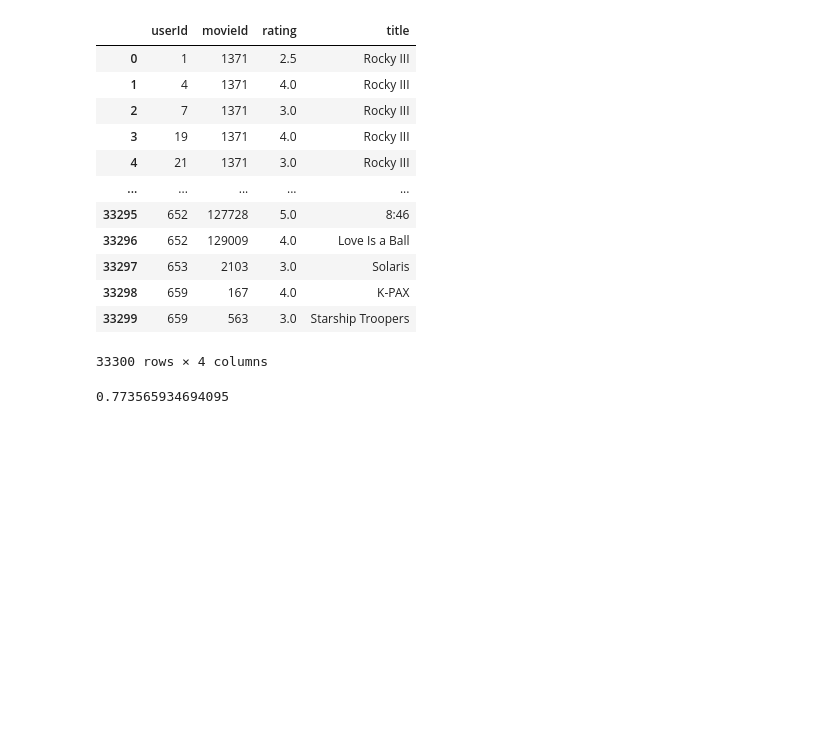
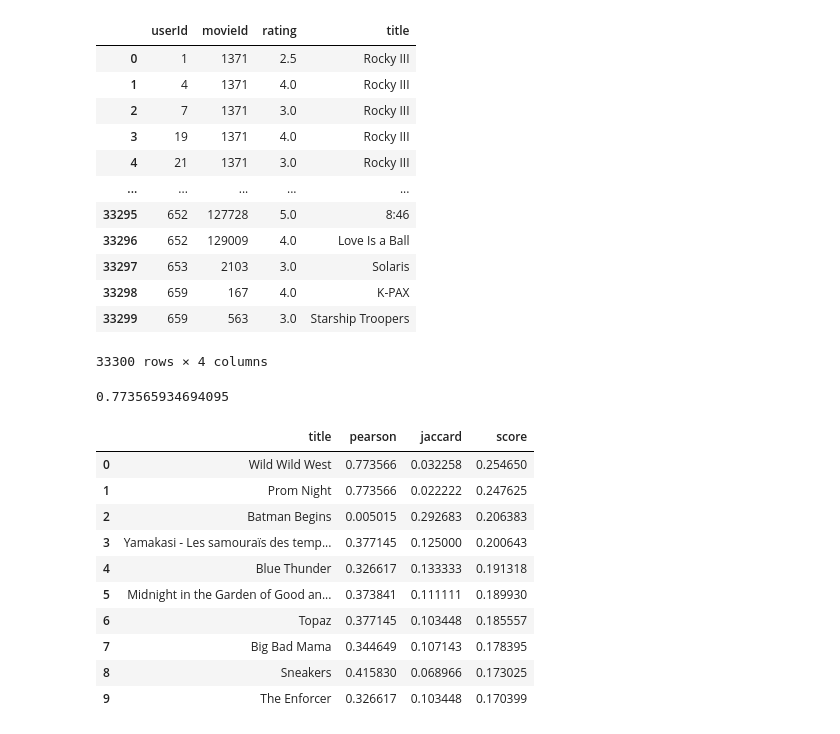
Before and after one commit to Choi-Jiwon-38/2022-DS-Python, a Jupyter notebook: 1020/similarity practice.ipynb, the cells around one changed output. Drawn from its saved outputs; the diff is of its cells as text; code cells hidden in the pictures; blank space fills up the shorter version.

```diff
--- a/1020/similarity practice.ipynb
+++ b/1020/similarity practice.ipynb
@@ -255,7 +255,7 @@ matrix = ratings.pivot_table(index = 'userId', columns = 'title', values = 'rati
 dk = matrix['The Dark Knight']
 pn = matrix['Prom Night']
 # %%
-def pearson(a, b):
+def pearson_similarity(a, b):
     a = a - a.mean()
     b = b - b.mean()
 
@@ -270,2 +270,40 @@ pearson(dk, pn)
 # %% [output]
 0.773565934694095
+# %%
+def find_similar_movies(input_title, matrix, n, alpha):
+    input_meta = meta.loc[ meta[ 'title'] == input_title].iloc[ 0]
+    input_set = input_meta.genres | input_meta.keywords
+    result = []
+    for this_title in matrix.columns:
+        if this_title == input_title:
+            continue
+
+        this_meta = meta.loc[ meta[ 'title'] == this_title].iloc[ 0]
+        this_set = this_meta.genres | this_meta.keywords
+
+        pearson = pearson_similarity(matrix[this_title], matrix[input_title])
+        jaccard_s = jaccard(this_set, input_set)
+
+        score = alpha * pearson + ( 1-alpha) * jaccard_s
+        result.append( (this_title, pearson, jaccard_s, score) )
+
+    result.sort(key=lambda r: r[3], reverse=True)
+
+    return result[:n]
+# %%
+# DarkNightd와 유사한 영화 추천
+
+result = find_similar_movies('The Dark Knight', matrix, 10, 0.3)
+pd.DataFrame(result, columns = ['title', 'pearson', 'jaccard', 'score'])
+# %% [output]
+|  | title | pearson | jaccard | score |
+| 0 | Wild Wild West | 0.773566 | 0.032258 | 0.254650 |
+| 1 | Prom Night | 0.773566 | 0.022222 | 0.247625 |
+| 2 | Batman Begins | 0.005015 | 0.292683 | 0.206383 |
+| 3 | Yamakasi - Les samouraïs des temp... | 0.377145 | 0.125000 | 0.200643 |
+| 4 | Blue Thunder | 0.326617 | 0.133333 | 0.191318 |
+| 5 | Midnight in the Garden of Good an... | 0.373841 | 0.111111 | 0.189930 |
+| 6 | Topaz | 0.377145 | 0.103448 | 0.185557 |
+| 7 | Big Bad Mama | 0.344649 | 0.107143 | 0.178395 |
+| 8 | Sneakers | 0.415830 | 0.068966 | 0.173025 |
+| 9 | The Enforcer | 0.326617 | 0.103448 | 0.170399 |
```
Also changed, not shown: parts of 6 cells of this notebook.
